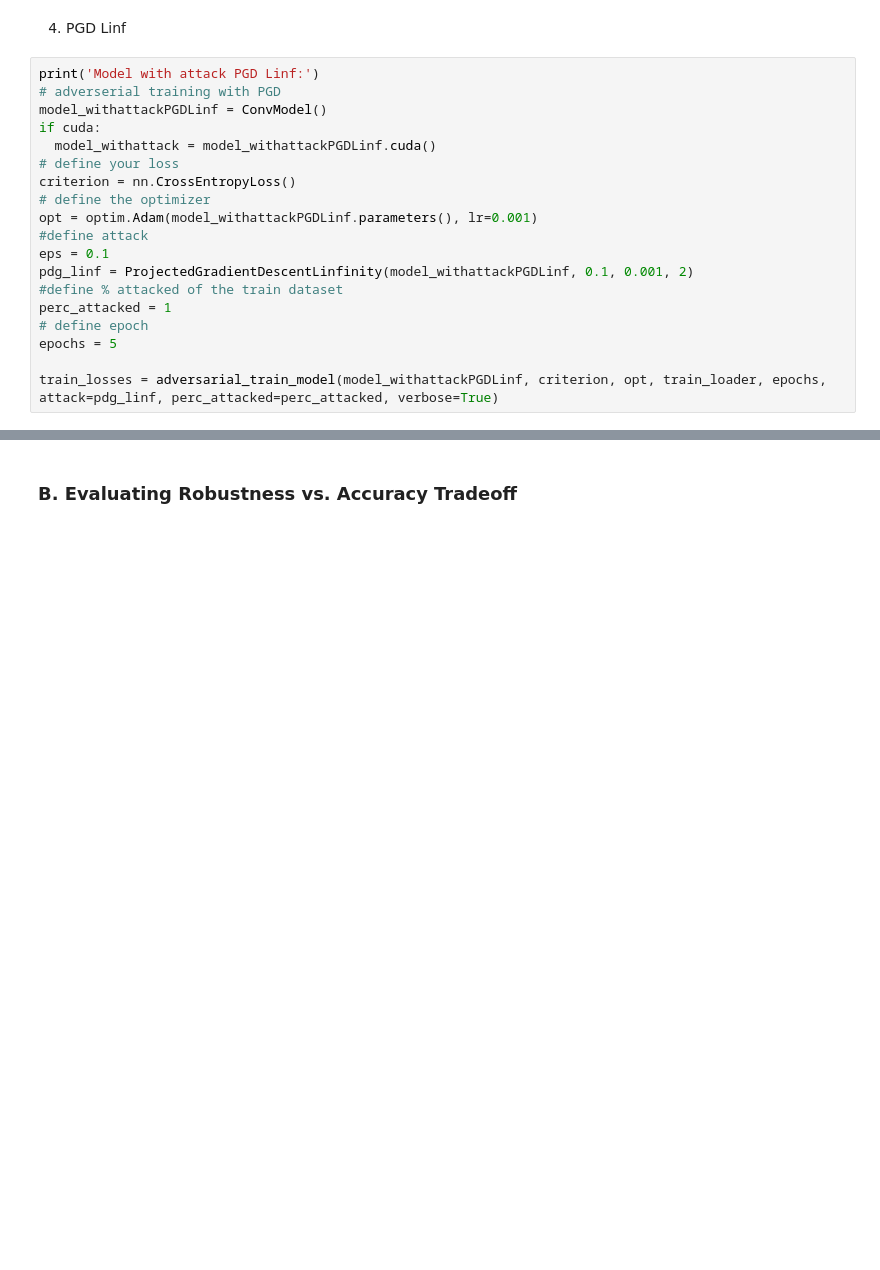
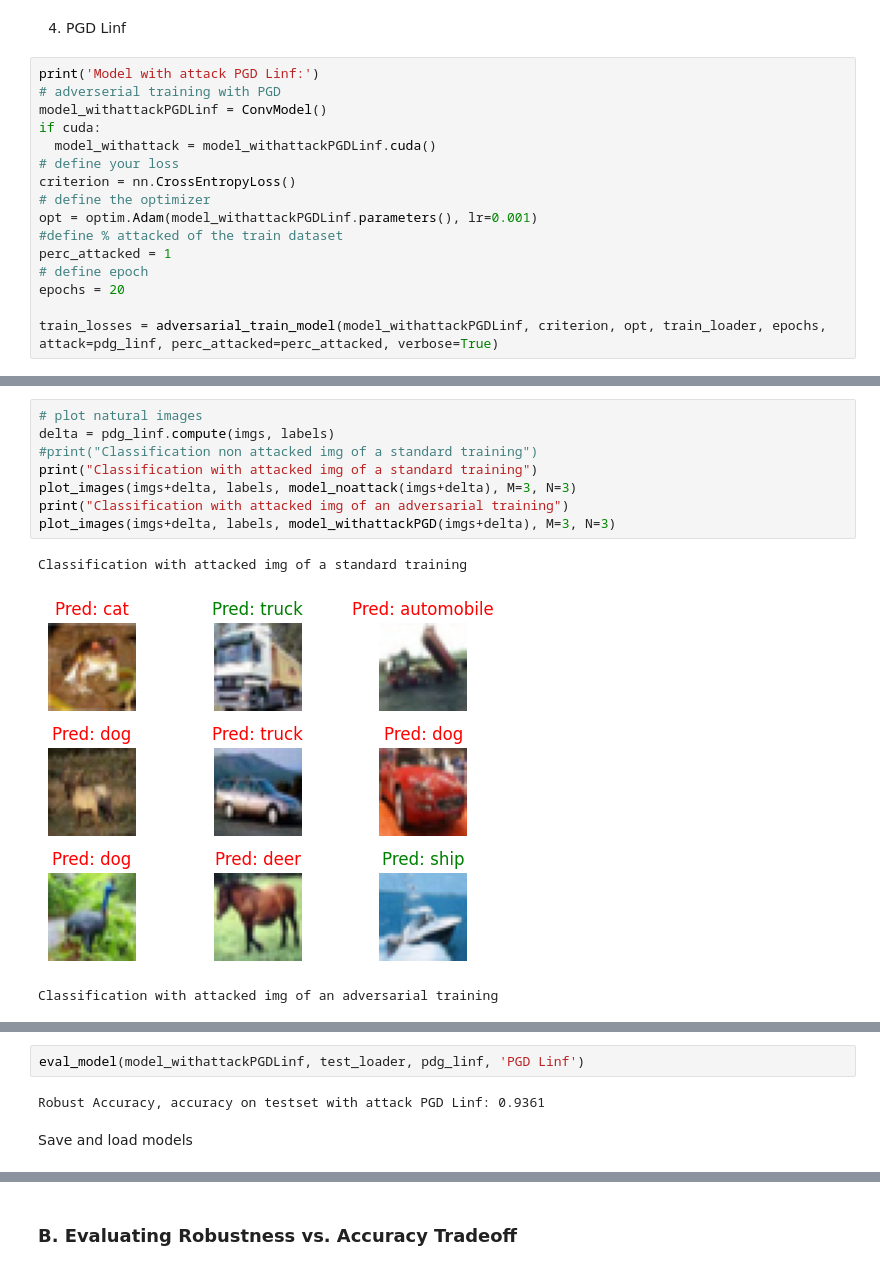
Before and after one commit to dbenayoun/IASD, a Jupyter notebook: ProjetIA/Copie_de_Adversarial3.ipynb, the cells around one changed output, grey strips where cells are left out. Drawn from its saved outputs; the diff is of its cells as text; blank space fills up the shorter version.

```diff
--- a/ProjetIA/Copie_de_Adversarial3.ipynb
+++ b/ProjetIA/Copie_de_Adversarial3.ipynb
@@ -555,13 +614,10 @@ if cuda:
 criterion = nn.CrossEntropyLoss()
 # define the optimizer
 opt = optim.Adam(model_withattackPGDLinf.parameters(), lr=0.001)
-#define attack
-eps = 0.1
-pdg_linf = ProjectedGradientDescentLinfinity(model_withattackPGDLinf, 0.1, 0.001, 2)
 #define % attacked of the train dataset
 perc_attacked = 1
 # define epoch
-epochs = 5
+epochs = 20
 
 train_losses = adversarial_train_model(model_withattackPGDLinf, criterion, opt, train_loader, epochs, attack=pdg_linf, perc_attacked=perc_attacked, verbose=True)
 # %% [output]
@@ -573,0 +641,12 @@ Epoch: 5        Training Loss: 1.148413
+# %%
+# plot natural images
+delta = pdg_linf.compute(imgs, labels)
+#print("Classification non attacked img of a standard training")
+print("Classification with attacked img of a standard training")
+plot_images(imgs+delta, labels, model_noattack(imgs+delta), M=3, N=3)
+print("Classification with attacked img of an adversarial training")
+plot_images(imgs+delta, labels, model_withattackPGD(imgs+delta), M=3, N=3)
+# %% [output]
+Classification with attacked img of a standard training
+[figure, added]
+Classification with attacked img of an adversarial training
@@ -573,0 +654,6 @@ Epoch: 5        Training Loss: 1.148413
+# %%
+eval_model(model_withattackPGDLinf, test_loader, pdg_linf, 'PGD Linf')
+# %% [output]
+Robust Accuracy, accuracy on testset with attack PGD Linf: 0.9361
+# %% [markdown]
+Save and load models
```
Also changed, not shown: parts of 31 cells of this notebook.
